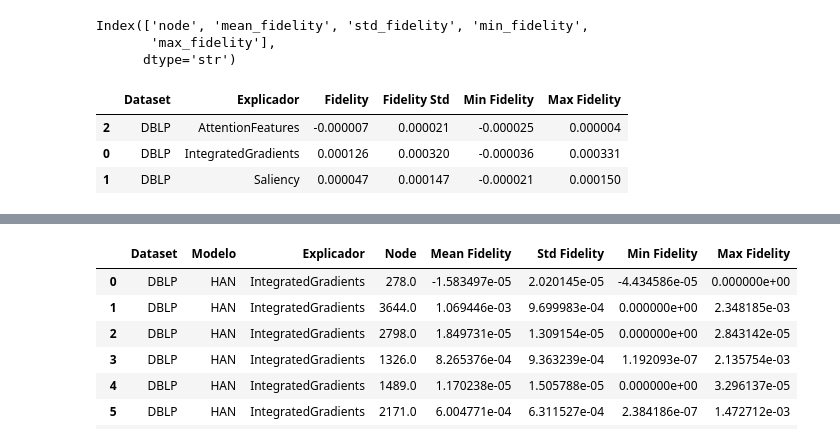
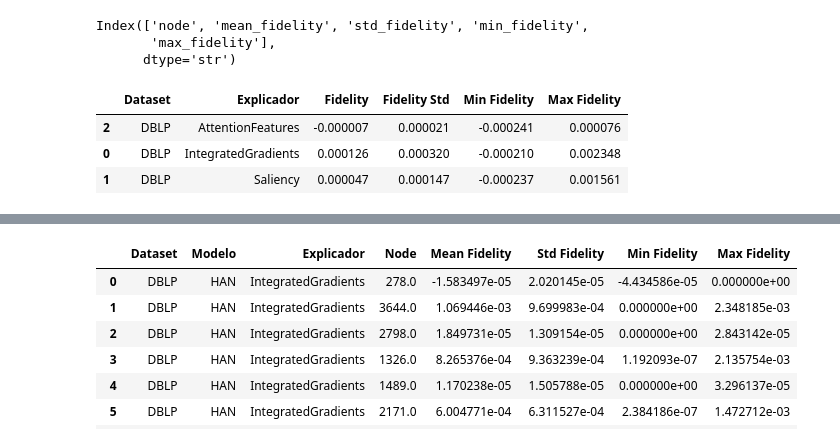
Before and after one commit to J0hnV1ct0r/Tabalho-Final-XAI, a Jupyter notebook: Cenario_Heterogenio_xai.ipynb, the cells around one changed output, grey strips where cells are left out. Cells and saved outputs as stored; diff of their text form; code cells hidden in the pictures.

```diff
--- a/Cenario_Heterogenio_xai.ipynb
+++ b/Cenario_Heterogenio_xai.ipynb
@@ -3335,36 +3425,36 @@ for explainer_name, df in {
 }.items():
 
     summary_rows.append({
 
         "Dataset": "DBLP",
 
         "Explicador": explainer_name,
 
         "Fidelity":
             df["mean_fidelity"].mean(),
 
         "Fidelity Std":
             df["mean_fidelity"].std(),
 
         "Min Fidelity":
-            df["min_fidelity"].mean(),
+            df["min_fidelity"].min(),
 
         "Max Fidelity":
-            df["max_fidelity"].mean()
+            df["max_fidelity"].max()
 
     })
 
 fidelity_summary_df = pd.DataFrame(
     summary_rows
 )
 
 fidelity_summary_df = fidelity_summary_df.sort_values(
     ["Dataset", "Explicador"]
 )
 
-fidelity_summary_df
+(fidelity_summary_df)
 # %% [output]
 |  | Dataset | Explicador | Fidelity | Fidelity Std | Min Fidelity | Max Fidelity |
-| 2 | DBLP | AttentionFeatures | -0.000007 | 0.000021 | -0.000025 | 0.000004 |
-| 0 | DBLP | IntegratedGradients | 0.000126 | 0.000320 | -0.000036 | 0.000331 |
-| 1 | DBLP | Saliency | 0.000047 | 0.000147 | -0.000021 | 0.000150 |
+| 2 | DBLP | AttentionFeatures | -0.000007 | 0.000021 | -0.000241 | 0.000076 |
+| 0 | DBLP | IntegratedGradients | 0.000126 | 0.000320 | -0.000210 | 0.002348 |
+| 1 | DBLP | Saliency | 0.000047 | 0.000147 | -0.000237 | 0.001561 |
```
Also changed, not shown: parts of 7 cells of this notebook, 2 other files.
